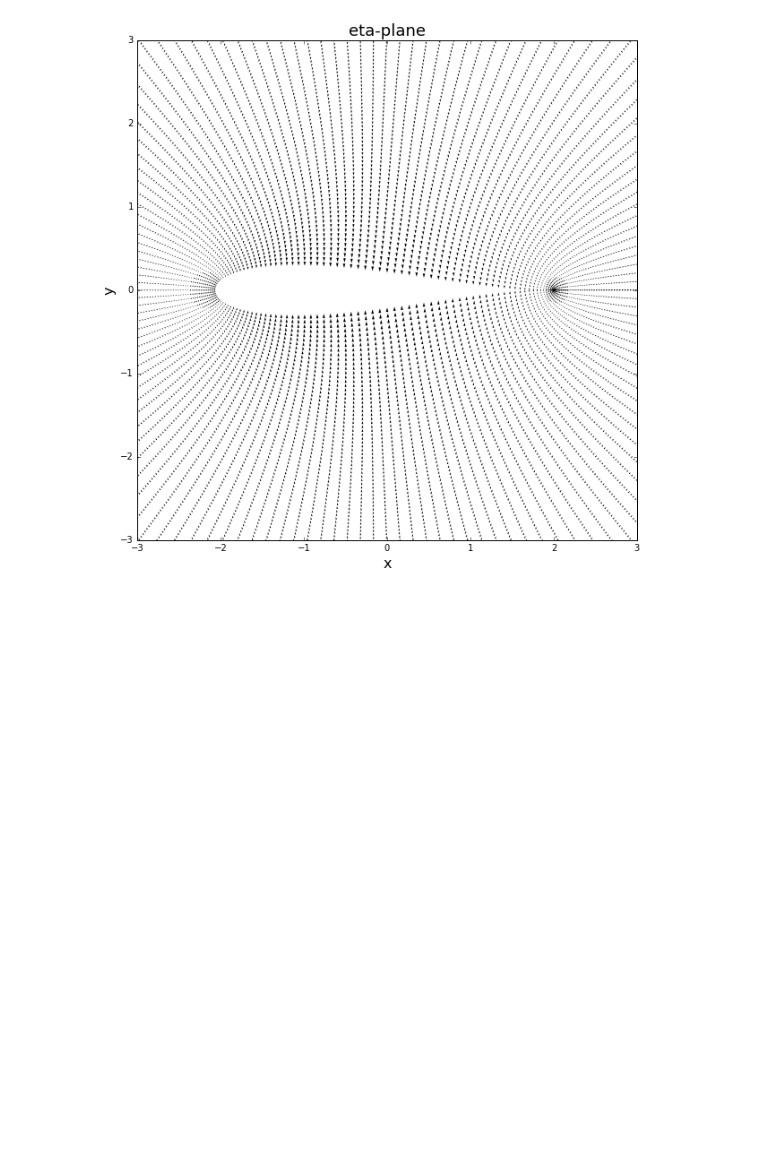
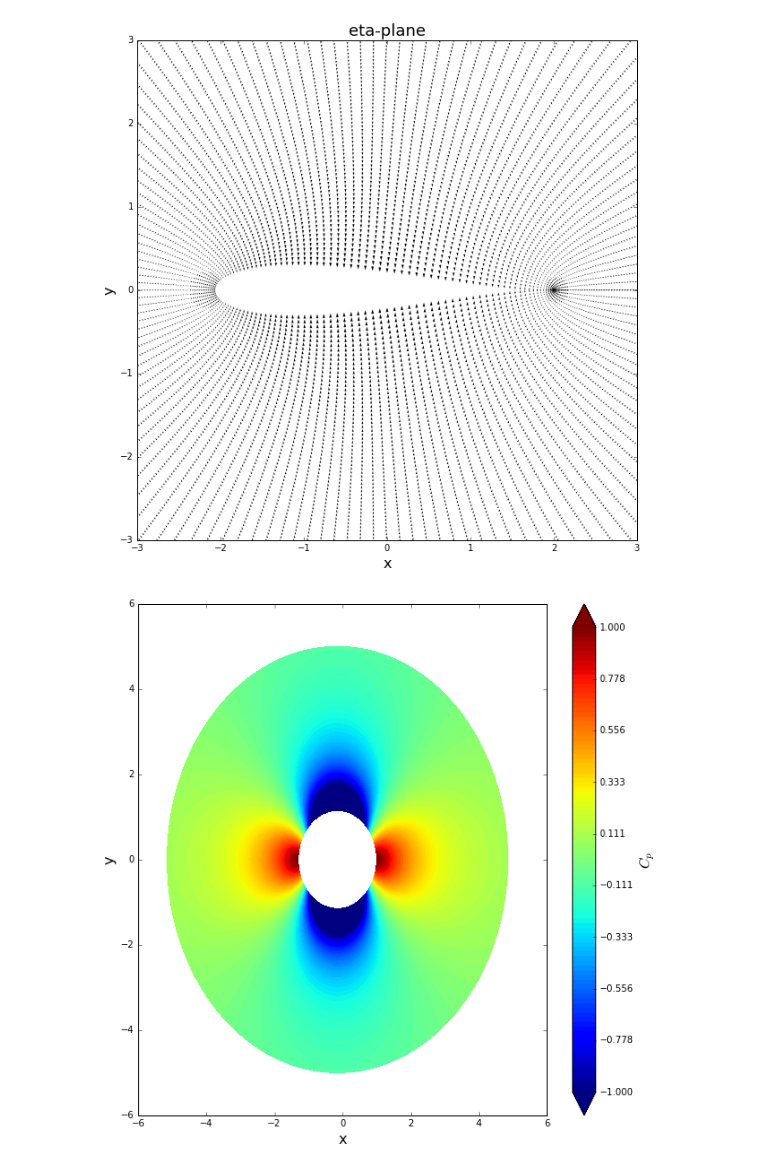
Before and after one commit to Pjgeno14/mae6226-workspace, a Jupyter notebook: Assignment-2.ipynb, the cells around one changed output. Saved outputs shown, nothing was run; the diff lists cells and outputs as text; code cells hidden in the pictures; blank space fills up the shorter version.

```diff
--- a/Assignment-2.ipynb
+++ b/Assignment-2.ipynb
@@ -249,3 +249,19 @@ pyplot.title('eta-plane', fontsize = 18)
 pyplot.quiver(eta.real, eta.imag, u, v);
 # %% [output]
 [figure]
+# %%
+cp = 1.0 -(u**2+v**2)/u_inf**2
+
+#plot pressure coefficient
+size = 10
+pyplot.figure(figsize=(size, (y_end-y_start)/(x_end-x_start)*size))
+pyplot.xlabel('x', fontsize = 16)
+pyplot.ylabel('y', fontsize = 16)
+pyplot.xlim(x_start, x_end)
+pyplot.ylim(y_start, y_end)
+contf = pyplot.contourf(z.real, z.imag, cp, levels=numpy.linspace(-1, 1, 100), extend='both')
+cbar = pyplot.colorbar(contf)
+cbar.set_label('$C_p$', fontsize = 16)
+cbar.set_ticks(numpy.linspace(-1.0, 1.0, 10))
+# %% [output]
+[figure, added]
```
Also changed, not shown: parts of 8 cells of this notebook.
